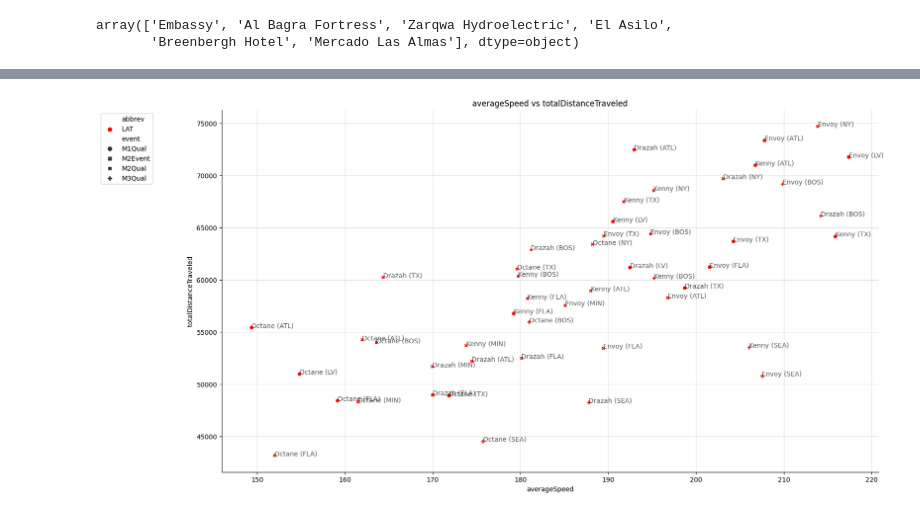
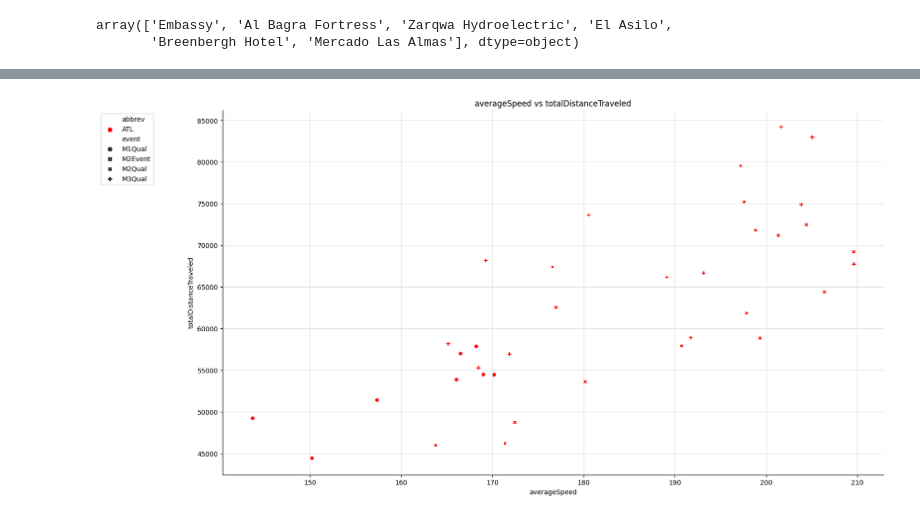
Before and after one commit to charlbbbbb/CDL-Stats, a Jupyter notebook: analysis/cdl_helper_tests.ipynb, the cells around one changed output, grey strips where cells are left out. Cells and saved outputs as stored; diff of their text form; code cells hidden in the pictures.

```diff
--- a/analysis/cdl_helper_tests.ipynb
+++ b/analysis/cdl_helper_tests.ipynb
@@ -66,7 +66,7 @@ Index(['gameMap', 'gameMode', 'id', 'programId', 'firstName', 'lastName',
       dtype='object')
 # %%
-atl_pal = {'LAT': 'red'}
-fig = compare_stats(complete_df, 'averageSpeed', 'totalDistanceTraveled', legend=True, hidden_spines=['right', 'top'], team='LAT', gamemode='CDL Hardpoint',
+atl_pal = {'ATL': 'red'}
+fig = compare_stats(complete_df, 'averageSpeed', 'totalDistanceTraveled', legend=True, hidden_spines=['right', 'top'], team='ATL', gamemode='CDL Hardpoint',
                      map='Breenbergh Hotel', sens=1, pal=atl_pal, show_event=True, size=(18, 10))
 # %% [output]
-[figure, old version]
+[figure, new version]
```
Also changed, not shown: parts of 9 cells of this notebook, 1 other file.
